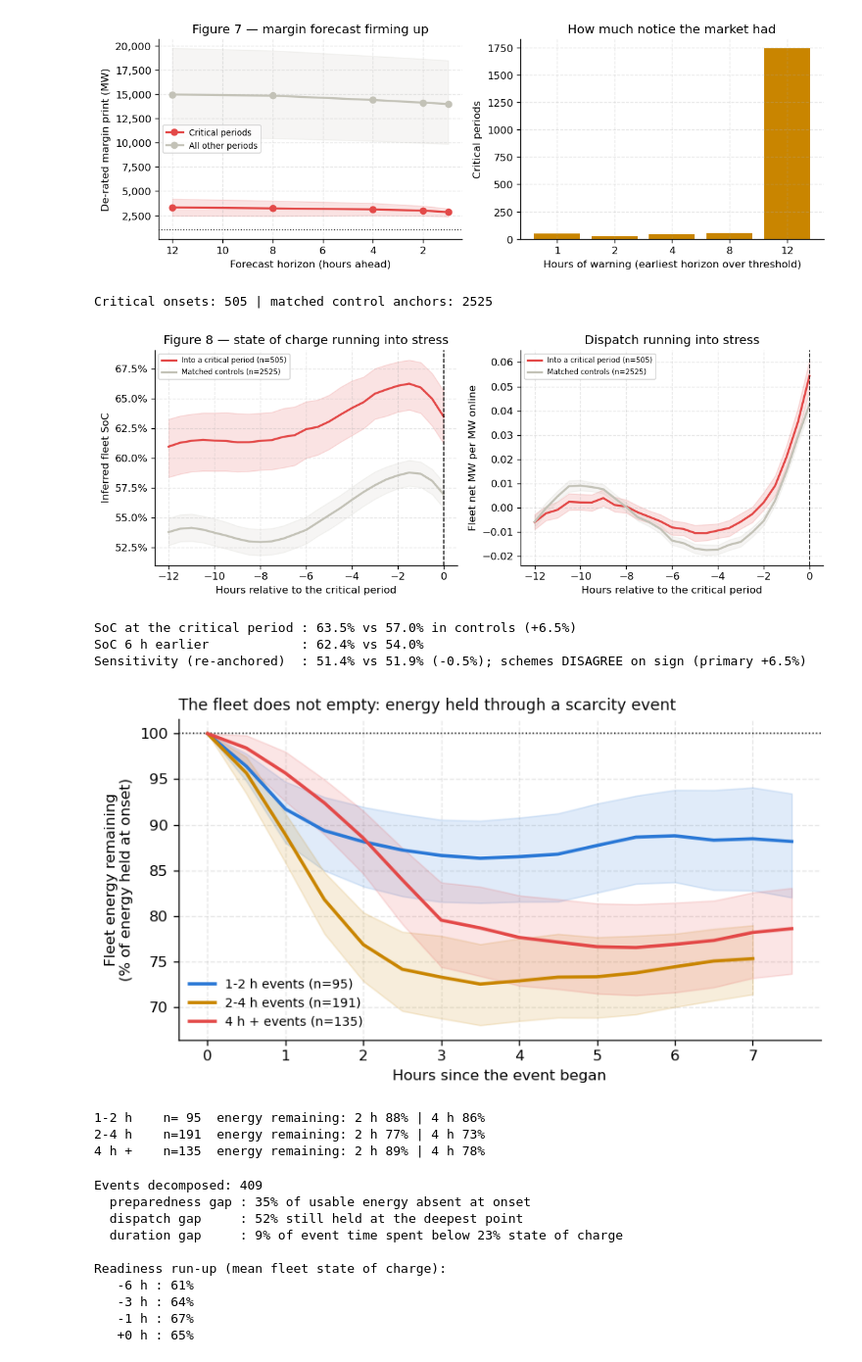
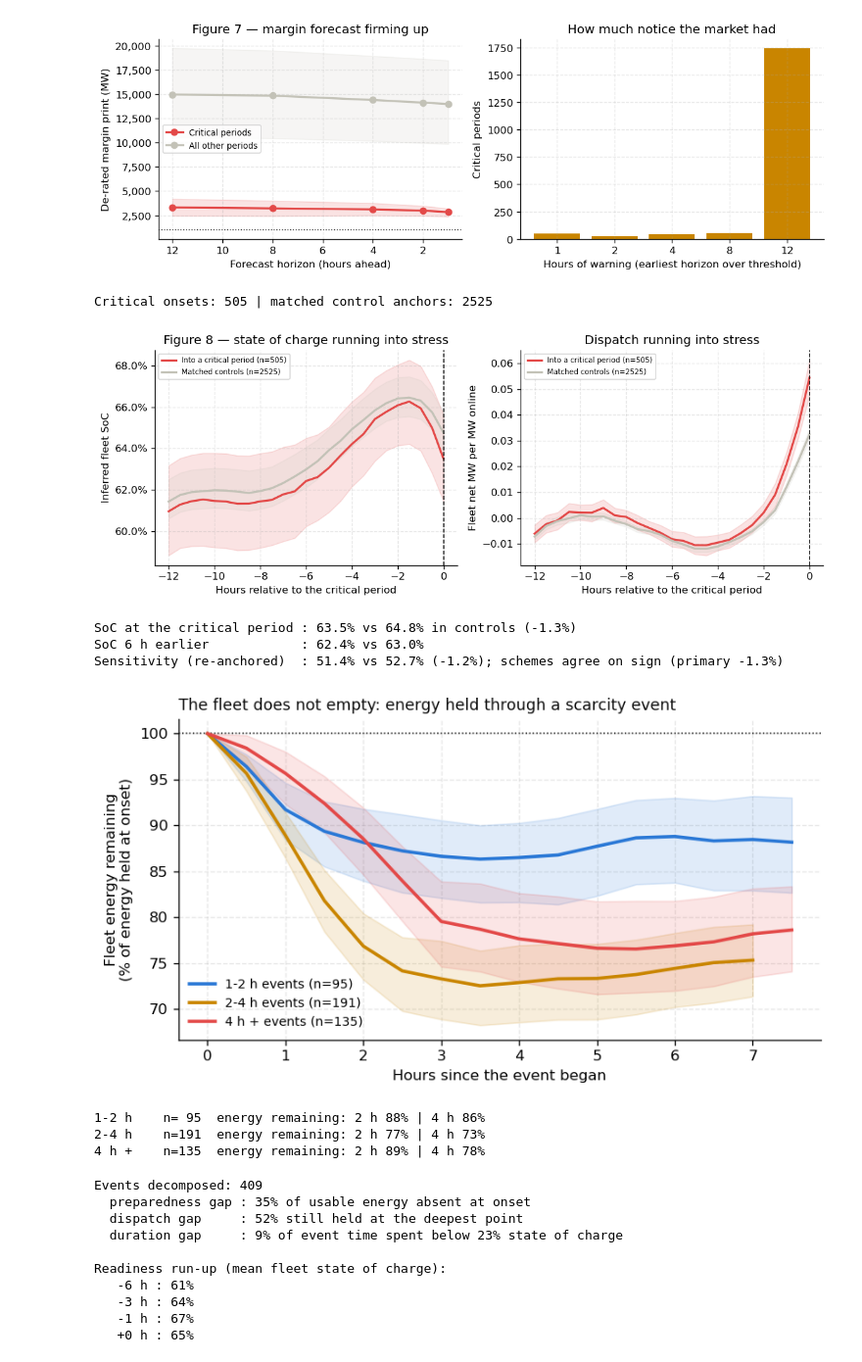
Before and after one commit to shaw029/power-trading, a Jupyter notebook: notebooks/05_stress_response_study.ipynb, the cells around one changed output. Shown at 98% size. Drawn from its saved outputs; the diff is of its cells as text; code cells hidden in the pictures.

```diff
--- a/notebooks/05_stress_response_study.ipynb
+++ b/notebooks/05_stress_response_study.ipynb
@@ -1531,19 +1538,28 @@ warning_h
 1       48
 [figure]
 # %%
+# Controls are matched on year as well as clock position.
+#
+# Matching on (month, hour, minute) alone would let a January 2018 half-hour
+# stand in for a January 2026 one. Those are different systems, not different
+# moments: the fleet roughly doubled across this window and the margin loosened
+# with it, so an "ordinary evening" in 2018 is not the counterfactual for an
+# ordinary evening in 2026. Adding the year costs nothing here — the tightest
+# onset bucket still holds 10 candidates and the median 21, so every onset
+# keeps its full complement of controls.
 crit_days = set(pd.DatetimeIndex(grid[CRITICAL]).date)
 control_pool = {}
 for ts in grid:
     if ts.date() in crit_days:
         continue
-    control_pool.setdefault((ts.month, ts.hour, ts.minute), []).append(ts)
+    control_pool.setdefault((ts.year, ts.month, ts.hour, ts.minute), []).append(ts)
 
 onsets = grid[CRITICAL & ~pd.Series(CRITICAL, index=grid).shift(1, fill_value=False).values]
 rng = np.random.default_rng(7)
 
 
 def matched_controls(t0, k=MAX_CONTROLS):
-    pool = control_pool.get((t0.month, t0.hour, t0.minute), [])
+    pool = control_pool.get((t0.year, t0.month, t0.hour, t0.minute), [])
     if not pool:
         return []
     take = min(k, len(pool))
@@ -1599,37 +1615,37 @@ else:
             if lo is not None:
                 ax.fill_between(x, lo, hi, color=colour, alpha=0.15)
         ax.axvline(0, color=C["ink"], lw=1, ls="--")
         ax.set_xlabel("Hours relative to the critical period")
         ax.set_ylabel(label)
         if fmt:
             ax.yaxis.set_major_formatter(fmt)
         ax.legend(fontsize=7)
     axes[0].set_title("Figure 8 — state of charge running into stress")
     axes[1].set_title("Dispatch running into stress")
     plt.tight_layout()
     plt.show()
 
     at_zero_ev, at_zero_ct = np.nanmean(ev_soc[0.0]), np.nanmean(ct_soc[0.0])
     print(f"SoC at the critical period : {at_zero_ev:.1%} vs {at_zero_ct:.1%} in controls "
           f"({at_zero_ev - at_zero_ct:+.1%})")
     print(f"SoC 6 h earlier            : {np.nanmean(ev_soc[-6.0]):.1%} vs "
           f"{np.nanmean(ct_soc[-6.0]):.1%}")
 
     # Robustness: the same comparison under the daily-re-anchored SoC scheme.
     ev_a = trajectory(fleet_soc_anchor, onsets)
     ct_a = trajectory(fleet_soc_anchor, ctrl_anchors)
     d_primary = np.nanmean(ev_soc[0.0]) - np.nanmean(ct_soc[0.0])
     d_anchor = np.nanmean(ev_a[0.0]) - np.nanmean(ct_a[0.0])
     agree = "agree" if np.sign(d_primary) == np.sign(d_anchor) else "DISAGREE"
     print(f"Sensitivity (re-anchored)  : {np.nanmean(ev_a[0.0]):.1%} vs "
           f"{np.nanmean(ct_a[0.0]):.1%} ({d_anchor:+.1%}); schemes {agree} on sign "
           f"(primary {d_primary:+.1%})")
 # %% [output]
 Critical onsets: 505 | matched control anchors: 2525
-[figure, old version]
+[figure, new version]
-SoC at the critical period : 63.5% vs 57.0% in controls (+6.5%)
-SoC 6 h earlier            : 62.4% vs 54.0%
-Sensitivity (re-anchored)  : 51.4% vs 51.9% (-0.5%); schemes DISAGREE on sign (primary +6.5%)
+SoC at the critical period : 63.5% vs 64.8% in controls (-1.3%)
+SoC 6 h earlier            : 62.4% vs 63.0%
+Sensitivity (re-anchored)  : 51.4% vs 52.7% (-1.2%); schemes agree on sign (primary -1.3%)
 # %%
 # Figure — depletion through an event: does the fleet run out before the
 # system lets go? The counterfactual battery does, at its 10% floor by 21:00.
@@ -1682,7 +1698,7 @@ for name, (arr, n) in surv.items():
     at4 = mean[8] if len(mean) > 8 else np.nan
     print(f"{name:8} n={n:3}  energy remaining: 2 h {at2:.0%} | 4 h {at4:.0%}")
 # %% [output]
-[figure, old version]
+[figure, new version]
 1-2 h    n= 95  energy remaining: 2 h 88% | 4 h 86%
 2-4 h    n=191  energy remaining: 2 h 77% | 4 h 73%
 4 h +    n=135  energy remaining: 2 h 89% | 4 h 78%
```
Also changed, not shown: parts of 2 cells of this notebook, 1 other file.
